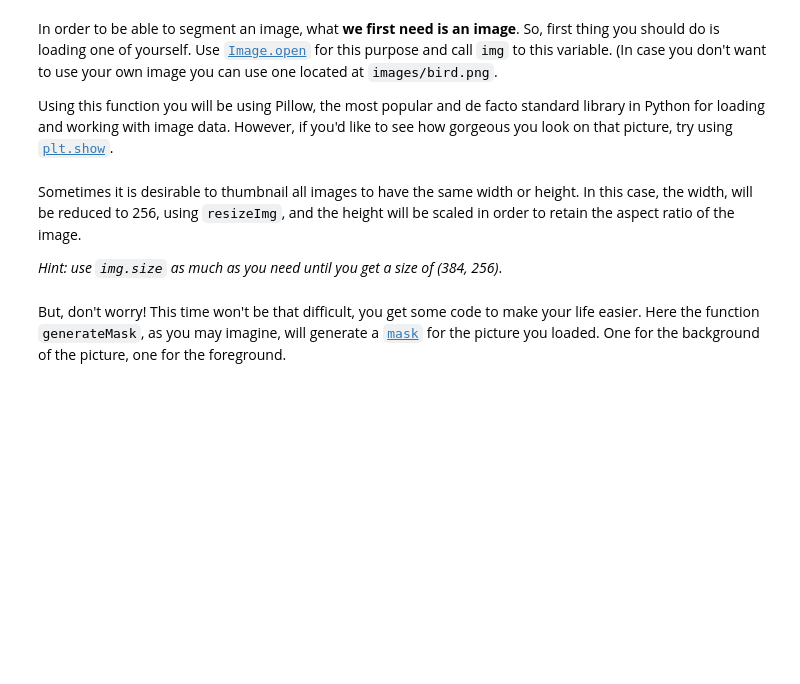
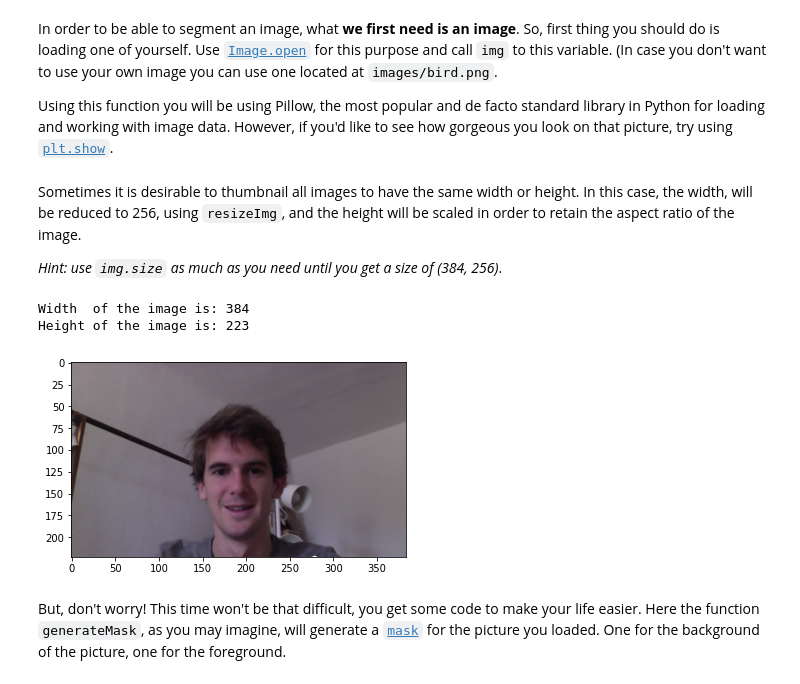
Before and after one commit to blancalluch/ImageSegmentation, a Jupyter notebook: main.ipynb, the cells around one changed output. Cells and saved outputs as stored; diff of their text form; code cells hidden in the pictures; blank space fills up the shorter version.

```diff
--- a/main.ipynb
+++ b/main.ipynb
@@ -48,3 +69,5 @@ Using this function you will be using Pillow, the most popular and de facto stan
+# %%
+img = Image.open("Antonio.jpg").convert('RGB')
 # %% [markdown]
 Sometimes it is desirable to thumbnail all images to have the same width or height. In this case, the width, will be reduced to 256, using `resizeImg`, and the height will be scaled in order to retain the aspect ratio of the image.
 
@@ -54,3 +75,17 @@ Sometimes it is desirable to thumbnail all images to have the same width or heig
+# %%
+size=(384,256)
+img.thumbnail(size)
+width = img.size[0]
+height = img.size[1]
+plt.figure()
+plt.imshow(img,cmap="gray")
+
+print('Width  of the image is:', width)
+print('Height of the image is:', height)
+# %% [output]
+Width  of the image is: 384
+Height of the image is: 223
+[figure, added]
 # %% [markdown]
 But, don't worry! This time won't be that difficult, you get some code to make your life easier.
 Here the function `generateMask`, as you may imagine, will generate a [`mask`](http://www.xinapse.com/Manual/masking.html) for the picture you loaded. One for the background of the picture, one for the foreground.
```
Also changed, not shown: parts of 7 cells of this notebook, 2 other files.
